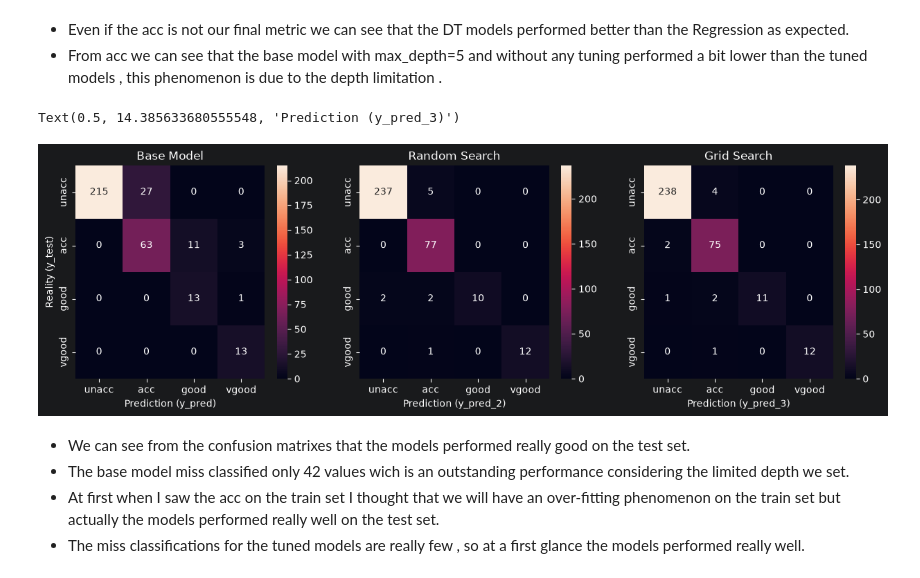
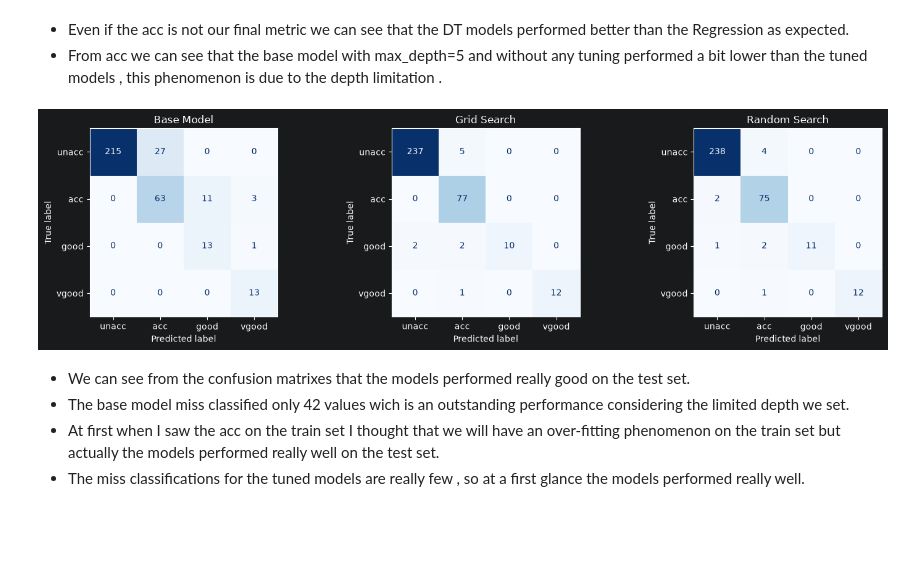
Before and after one commit to kovexison/Practica-AI, a Jupyter notebook: 02-ML-Classification/cars_acceptability_classification.ipynb, the cells around one changed output. Drawn from its saved outputs; the diff is of its cells as text; code cells hidden in the pictures; blank space fills up the shorter version.

```diff
--- a/02-ML-Classification/cars_acceptability_classification.ipynb
+++ b/02-ML-Classification/cars_acceptability_classification.ipynb
@@ -445,9 +445,9 @@ best_log_reg_CV=tuning(log_reg, param_grid, X_train_prepared, y_train_prepared,
 
 best_log_reg_R=tuning(log_reg, param_grid, X_train_prepared, y_train_prepared, type="random")
 
-y_pred = log_reg.predict(X_test_prepared)
-y_pred_2=best_log_reg_R.predict(X_test_prepared)
-y_pred_3=best_log_reg_CV.predict(X_test_prepared)
+y_pred_lr= log_reg.predict(X_test_prepared)
+y_pred_lr_R=best_log_reg_R.predict(X_test_prepared)
+y_pred_lr_CV=best_log_reg_CV.predict(X_test_prepared)
 # %% [output]
 best train acc: 90.75%
 best params:
@@ -521,9 +518,9 @@ param_grid={
 decision_tree_CV=tuning(decision_tree, param_grid, X_train_prepared, y_train_prepared,type="grid")
 decision_tree_R=tuning(decision_tree, param_grid, X_train_prepared, y_train_prepared,type="random")
 
-y_pred=decision_tree.predict(X_test_prepared)
-y_pred_2=decision_tree_CV.predict(X_test_prepared)
-y_pred_3=decision_tree_R.predict(X_test_prepared)
+y_pred_dt=decision_tree.predict(X_test_prepared)
+y_pred_dt_CV=decision_tree_CV.predict(X_test_prepared)
+y_pred_dt_R=decision_tree_R.predict(X_test_prepared)
 # %% [output]
 best train acc: 98.86%
 best params:
@@ -547,29 +544,27 @@ print(f"3. Grid Search tuning:        {acc_CV * 100:.2f}%")
 - Even if the acc is not our final metric we can see that the DT models performed better than the Regression as expected.
 - From acc we can see that the base model with max_depth=5 and without any tuning performed a bit lower than the tuned models , this phenomenon is due to the depth limitation .
 # %%
+from sklearn.metrics import ConfusionMatrixDisplay
+import matplotlib.pyplot as plt
+
 class_labels = ['unacc', 'acc', 'good', 'vgood']
-
-cm_base = confusion_matrix(y_test, y_pred)
-cm_CV = confusion_matrix(y_test, y_pred_3)
-cm_R = confusion_matrix(y_test, y_pred_2)
 
 fig, axes = plt.subplots(1, 3, figsize=(15, 4))
 
-sns.heatmap(cm_base, annot=True, fmt='d', ax=axes[0], xticklabels=class_labels, yticklabels=class_labels)
-axes[0].set_title('Base Model')
-axes[0].set_ylabel('Reality (y_test)')
-axes[0].set_xlabel('Prediction (y_pred)')
+ConfusionMatrixDisplay.from_predictions(y_test, y_pred,display_labels=class_labels,cmap="Blues", ax=axes[0],colorbar=False)
+axes[0].set_title("Base Model")
 
-sns.heatmap(cm_R, annot=True, fmt='d', ax=axes[1], xticklabels=class_labels, yticklabels=class_labels)
-axes[1].set_title('Random Search')
-axes[1].set_xlabel('Prediction (y_pred_2)')
+ConfusionMatrixDisplay.from_predictions( y_test,y_pred_2, display_labels=class_labels,cmap="Blues",ax=axes[1],colorbar=False)
+axes[1].set_title("Grid Search")
 
-sns.heatmap(cm_CV, annot=True, fmt='d', ax=axes[2], xticklabels=class_labels, yticklabels=class_labels)
-axes[2].set_title('Grid Search')
-axes[2].set_xlabel('Prediction (y_pred_3)')
+ConfusionMatrixDisplay.from_predictions(y_test, y_pred_3,display_labels=class_labels,cmap="Blues",
+    ax=axes[2],colorbar=False)
+axes[2].set_title("Random Search")
+
+plt.tight_layout()
+plt.show()
 # %% [output]
-Text(0.5, 14.385633680555548, 'Prediction (y_pred_3)')
-[figure, old version]
+[figure, new version]
 # %% [markdown]
 - We can see from the confusion matrixes that the models performed really good on the test set.
 - The base model miss classified only 42 values wich is an outstanding performance considering the limited depth we set.
```
Also changed, not shown: parts of 52 cells of this notebook.
